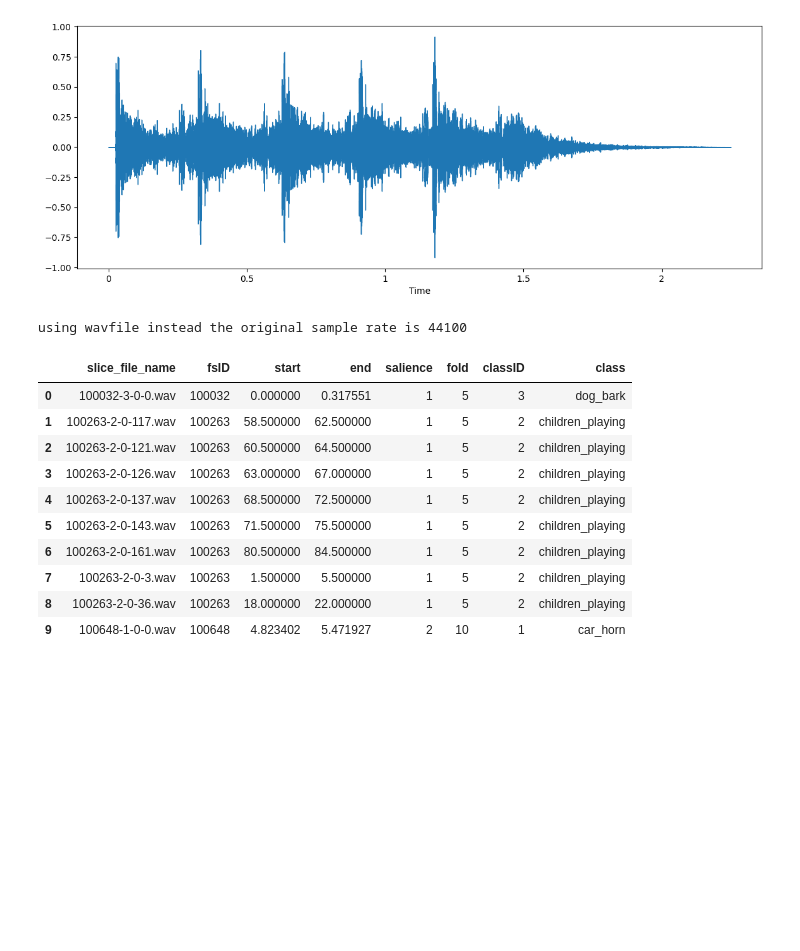
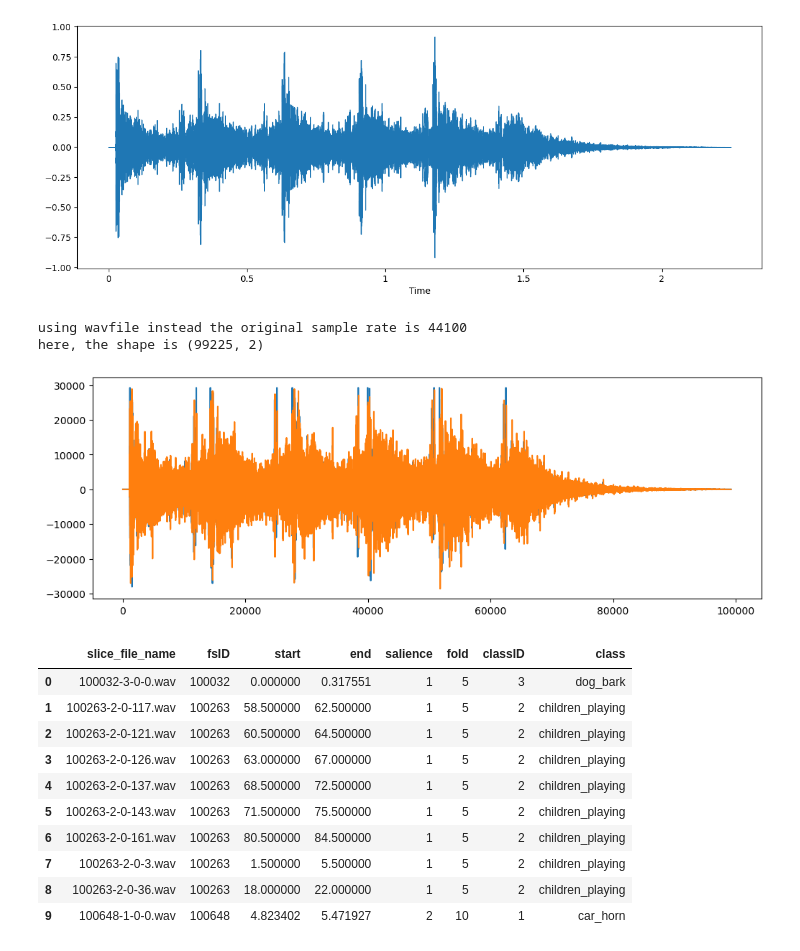
Before and after one commit to SimBoex/Modelling_Audios, a Jupyter notebook: Audio_Classification/EDA.ipynb, the cells around one changed output. Drawn from its saved outputs; the diff is of its cells as text; code cells hidden in the pictures; blank space fills up the shorter version.

```diff
--- a/Audio_Classification/EDA.ipynb
+++ b/Audio_Classification/EDA.ipynb
@@ -3,7 +3,7 @@
 # %%
 import matplotlib.pyplot as plt
 # %%
-filename='UrbanSound8K/audio/fold1/7061-6-0-0.wav'
+filename='../UrbanSound8K/audio/fold1/7061-6-0-0.wav'
 # %%
 import IPython.display as ipd
 import librosa
@@ -30,8 +30,17 @@ from scipy.io import wavfile as wav
 # if you want another sample rate, you need to convert it!
 wave_sample_rate, wave_audio=wav.read(filename)
 print("using wavfile instead the original sample rate is",wave_sample_rate)
+print("here, the shape is",wave_audio.shape)
 # %% [output]
 using wavfile instead the original sample rate is 44100
+here, the shape is (99225, 2)
+# %%
+plt.figure(figsize=(12, 4))
+plt.plot(wave_audio)
+plt.show()
+## here the 2 channels
+# %% [output]
+[figure, added]
 # %%
 import pandas as pd
 
```
Also changed, not shown: parts of 2 cells of this notebook, 6 other files.
